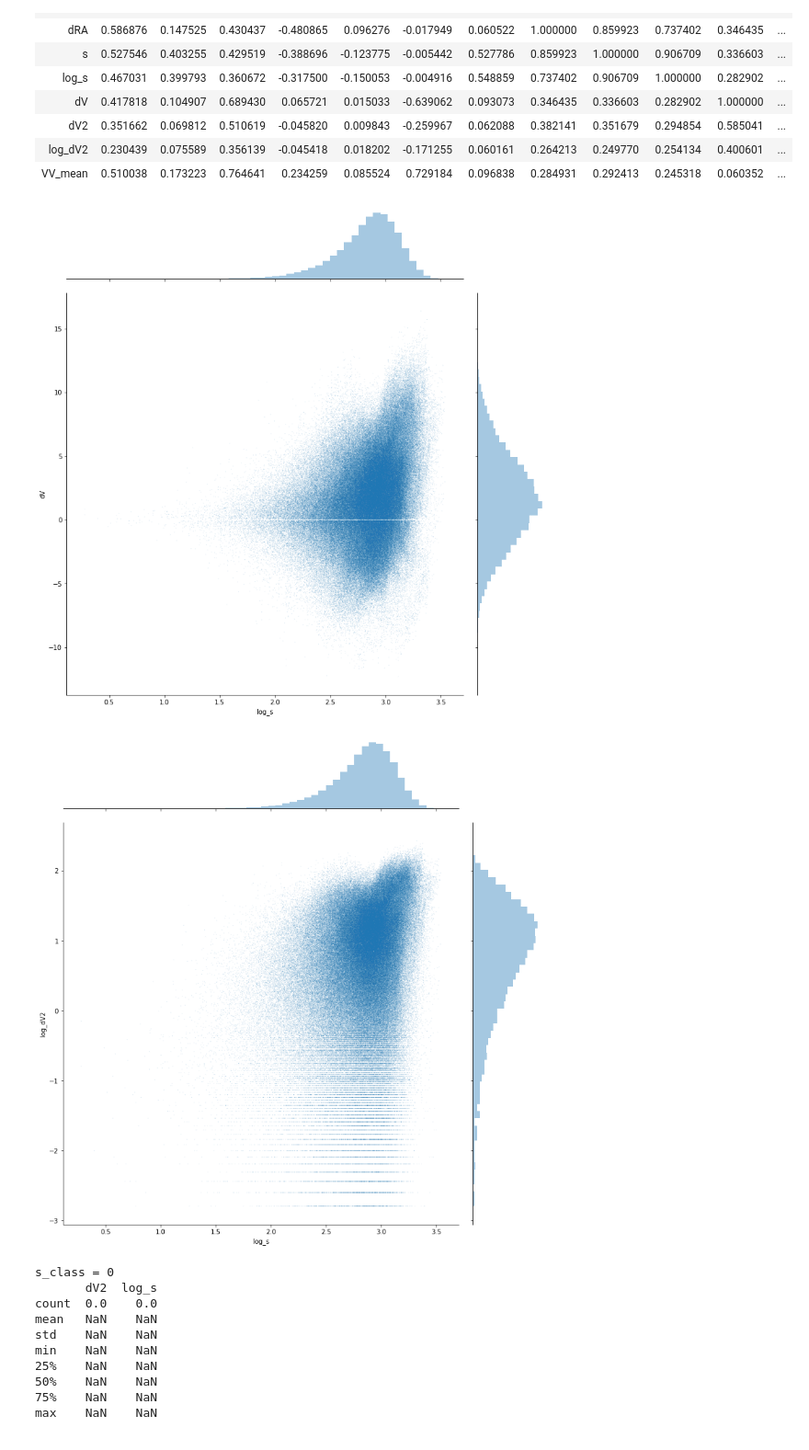
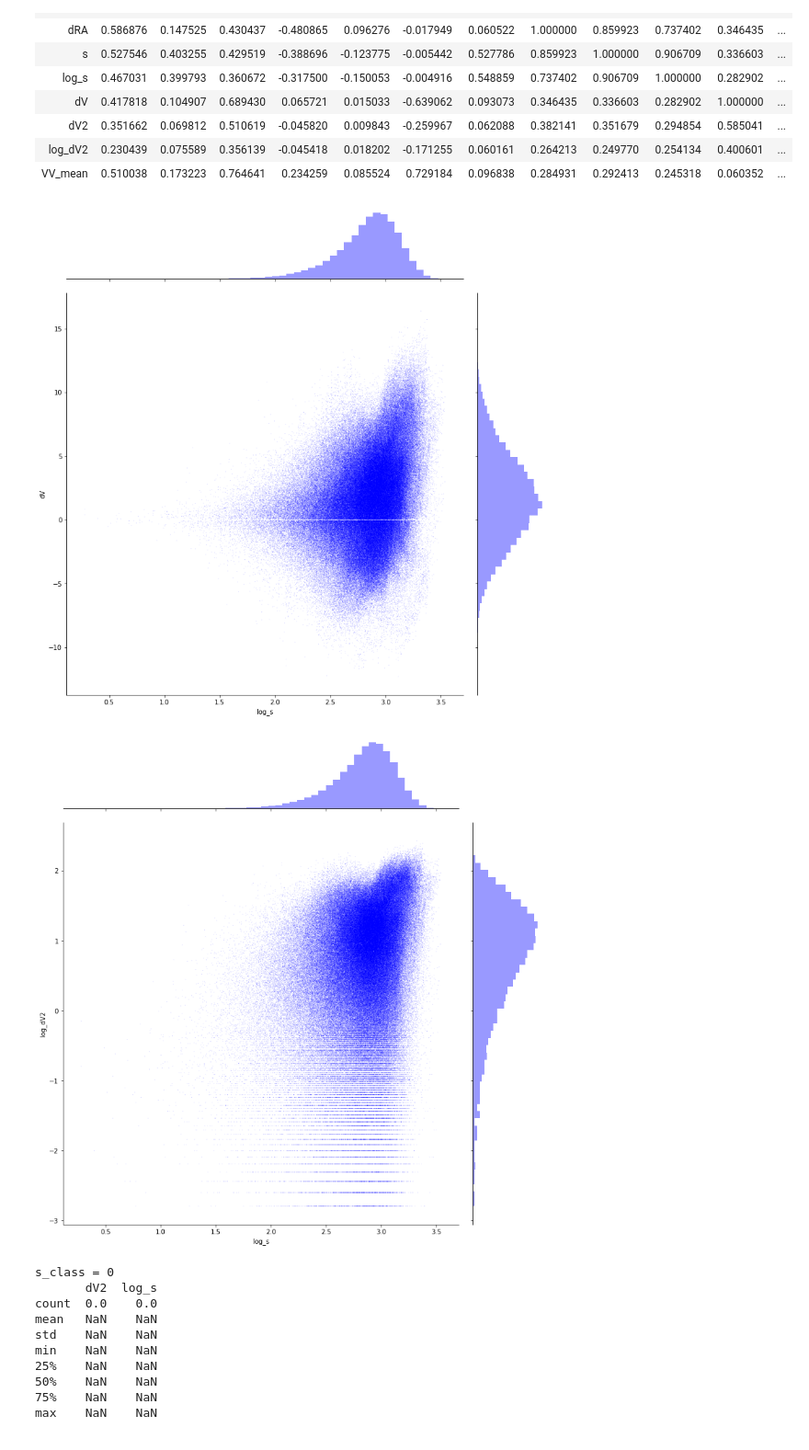
Before and after one commit to JavGVastro/CSHR, a Jupyter notebook: lagoon.ipynb, the cells around one changed output. Shown at 92% size. Cells and saved outputs as stored; diff of their text form; code cells hidden in the pictures.

```diff
--- a/lagoon.ipynb
+++ b/lagoon.ipynb
@@ -134,16 +134,17 @@ pairs.corr()
 # %%
 
 mask = (pairs.log_s > 0.0) & (pairs.log_dV2 > -3)
-ax = sns.jointplot(x='log_s', y='dV', data=pairs[mask], alpha=0.2, s=1, edgecolor='none')
+ax = sns.jointplot(x='log_s', y='dV', data=pairs[mask], alpha=0.2, s=1, edgecolor='none',color="blue")
+
 ax.fig.set_size_inches(12, 12)
 # %% [output]
-[figure, old version]
+[figure, new version]
 # %%
 mask = (pairs.log_s > 0.0) & (pairs.log_dV2 > -3)
-ax = sns.jointplot(x='log_s', y='log_dV2', data=pairs[mask], alpha=0.2, s=1, edgecolor='none')
+ax = sns.jointplot(x='log_s', y='log_dV2', data=pairs[mask], alpha=0.2, s=1, edgecolor='none',color="blue")
 ax.fig.set_size_inches(12, 12)
 # %% [output]
-[figure, old version]
+[figure, new version]
 # %%
 pairs.loc[:, 's_class'] = pd.Categorical((2*pairs.log_s + 0.5).astype('int'), ordered=True)
 # %%
```
Also changed, not shown: parts of 2 cells of this notebook.
